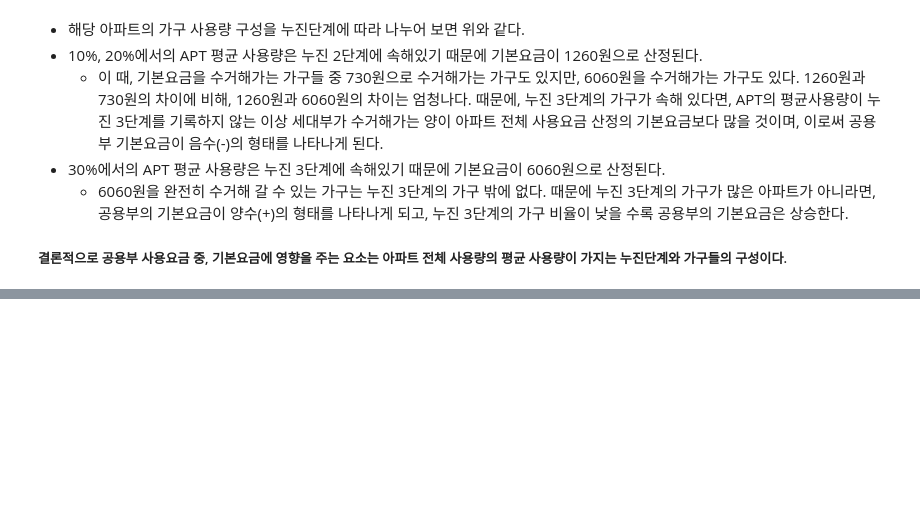
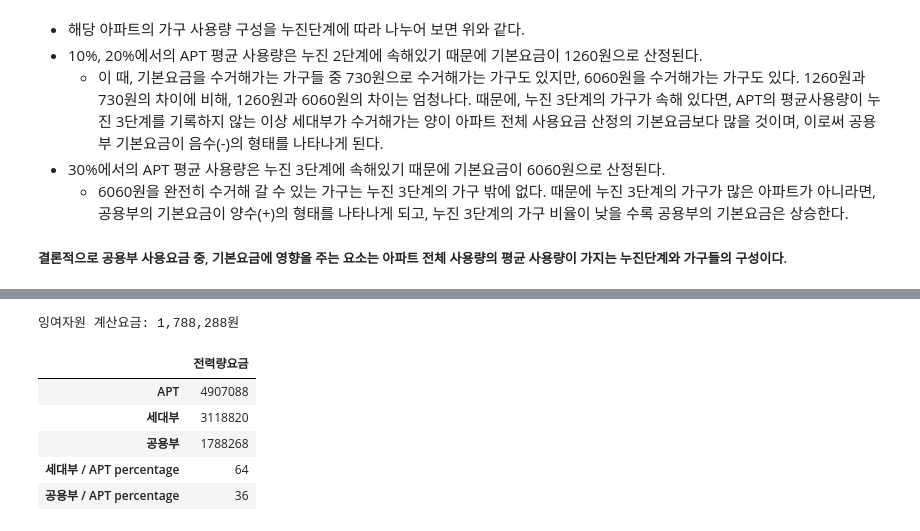
Before and after one commit to formegusto/what-is-public-fee, a Jupyter notebook: What is public fee?.ipynb, the cells around one changed output, grey strips where cells are left out. Saved outputs shown, nothing was run; the diff lists cells and outputs as text; code cells hidden in the pictures; blank space fills up the shorter version.

```diff
--- a/What is public fee?.ipynb
+++ b/What is public fee?.ipynb
@@ -283,0 +447,17 @@ basic_conf
+# %%
+surplus["1단계"] = surplus["1단계"] * 73.3
+surplus["2단계"] = surplus["2단계"] * 142.3
+surplus["3단계"] = surplus["3단계"] * 210.6
+
+print("잉여자원 계산요금: {}원".format(
+    format(int(surplus.values.sum().round()),",")
+))
+pd.DataFrame(anal_30['전력량요금'])
+# %% [output]
+잉여자원 계산요금: 1,788,288원
+|  | 전력량요금 |
+| APT | 4907088 |
+| 세대부 | 3118820 |
+| 공용부 | 1788268 |
+| 세대부 / APT percentage | 64 |
+| 공용부 / APT percentage | 36 |
```
Also changed, not shown: parts of 20 cells of this notebook, 3 other files.
